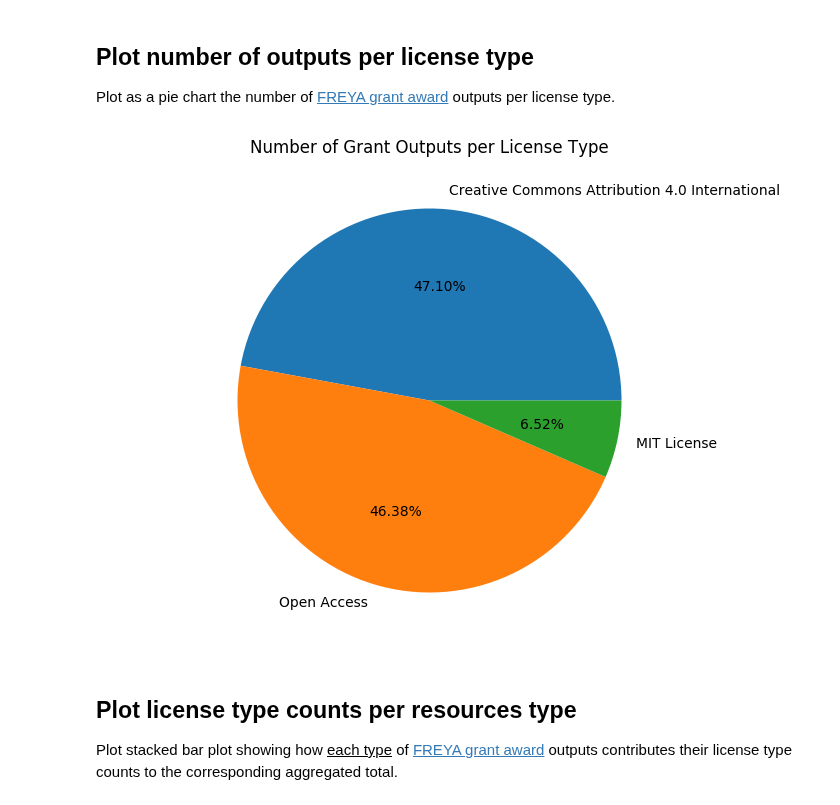
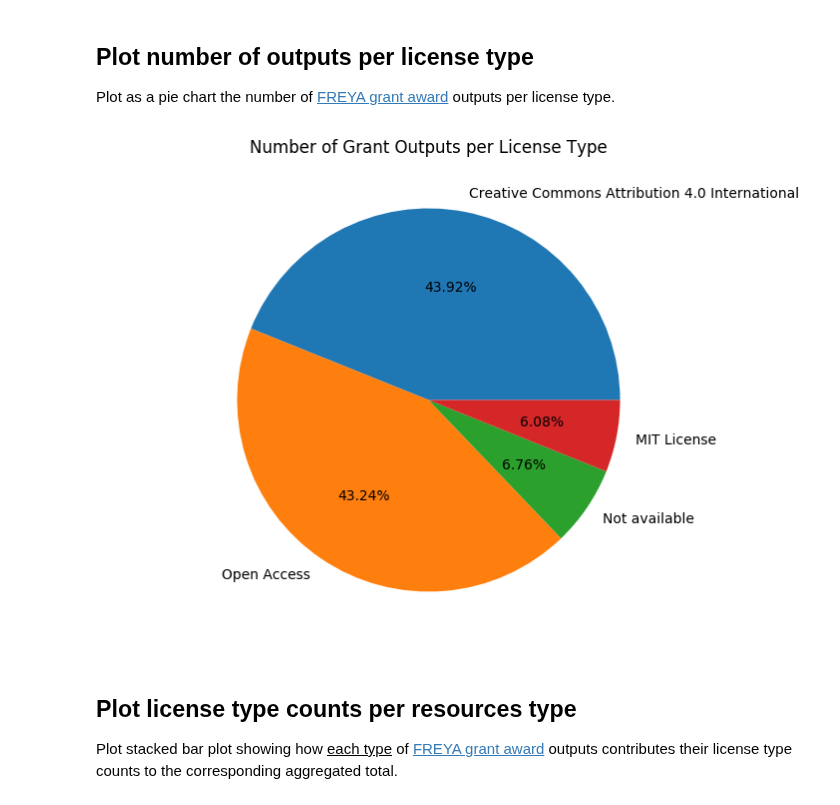
Before and after one commit to datacite/pidgraph-notebooks-python, a Jupyter notebook: user-story-4-open-access/py-open-access-with-output.ipynb, the cells around one changed output. Cells and saved outputs as stored; diff of their text form; code cells hidden in the pictures.

Commit message:
Fixed to visualise outputs with no license listed; sorted bars in bar plot by number of outputs desc

```diff
--- a/user-story-4-open-access/py-open-access-with-output.ipynb
+++ b/user-story-4-open-access/py-open-access-with-output.ipynb
@@ -104,41 +104,53 @@ Plot as a pie chart the number of [FREYA grant award](https://cordis.europa.eu/p
 import matplotlib.pyplot as plt
 from matplotlib.ticker import FormatStrFormatter
 import numpy as np
 import operator
 
-xstr = lambda s: 'Not available' if s is None else str(s)
+xstr = lambda s: 'General' if s is None else str(s)
+xstr1 = lambda s: 'Not available' if s is None else str(s)
 
 plt.rcdefaults()
 
 # Retrieve works counts by resource type from nodes
 funder = data['funder']
-num_outputs_dict = {}
+awardTitle = None
+
+right2NumOutputs = {}
+resourceType2NumOutputs = {}
+
 for r in funder['works']['nodes']:
     resourceType = xstr(r['types']['resourceType'])
     if r['versionOfCount'] > 0:
         # If the current output is a version of another one, exclude it
         continue
+    if not awardTitle:
+        awardTitle = r['fundingReferences'][0]['awardTitle']
+    if resourceType not in resourceType2NumOutputs:
+        resourceType2NumOutputs[resourceType] = 0
+    resourceType2NumOutputs[resourceType] += 1
+    if not r['rights']:
+        r['rights'].append({'rights': 'Not available'})
     for rights in r['rights']:
-        right = xstr(rights['rights'])
-        if right not in num_outputs_dict:
-            num_outputs_dict[right] = 0
-        num_outputs_dict[right] += 1;
+        right = xstr1(rights['rights'])
+        if right not in right2NumOutputs:
+            right2NumOutputs[right] = 0
+        right2NumOutputs[right] += 1;
 
 # Sort resource types by count of work desc
-sorted_num_outputs = sorted(num_outputs_dict.items(),key=operator.itemgetter(1),reverse=True)
+sorted_num_outputs = sorted(right2NumOutputs.items(),key=operator.itemgetter(1),reverse=True)
 # Populate lists needed for pie chart
 resource_types = [s[0] for s in sorted_num_outputs]
 num_outputs = [s[1] for s in sorted_num_outputs]
 
 # Generate a pie chart of number of grant outputs by resource type
 fig = plt.figure()
 ax = fig.add_axes([0,0,1,1])
 ax.set_title('Number of Grant Outputs per License Type')
 ax.axis('equal')
 ax.pie(num_outputs, labels = resource_types,autopct='%1.2f%%')
 plt.show()
 # %% [output]
-[figure, old version]
+[figure, new version]
 # %% [markdown]
 ## Plot license type counts per resources type
 Plot stacked bar plot showing how <ins>each type</ins> of [FREYA grant award](https://cordis.europa.eu/project/id/777523) outputs contributes their license type counts to the corresponding aggregated total.
```
Also changed, not shown: parts of 1 cell of this notebook, 1 other file.
